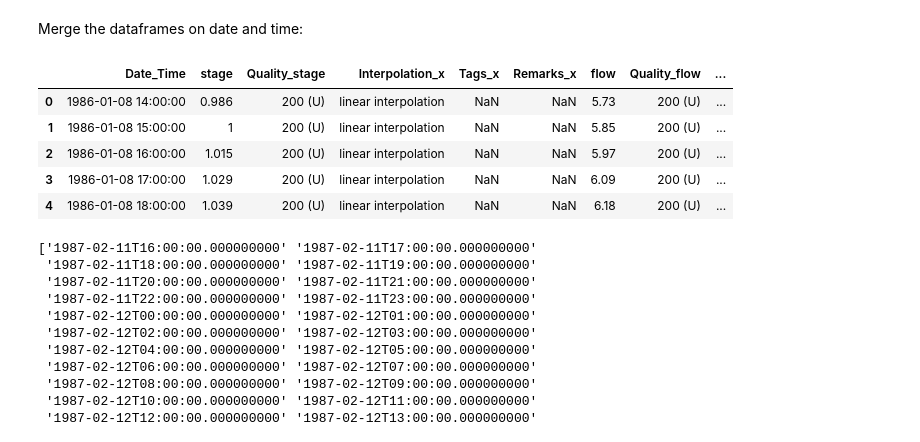
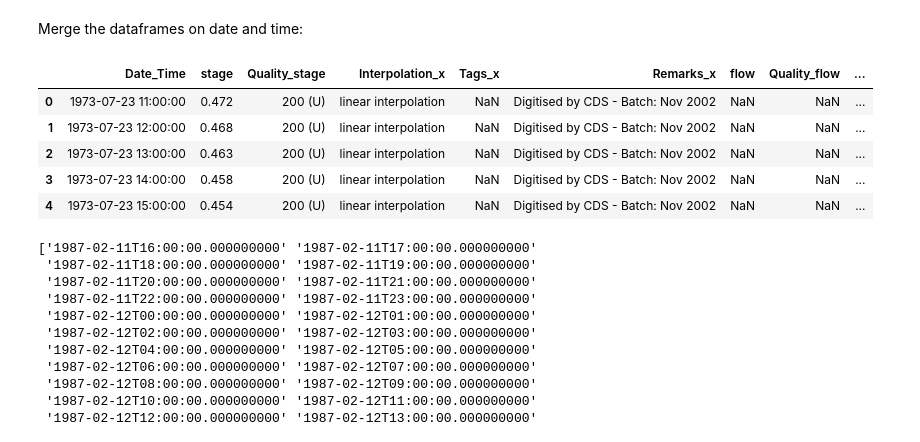
Before and after one commit to ai4er-cdt/flood_risk_shipston, a Jupyter notebook: notebooks/mja/flow_from_stage_data.ipynb, the cells around one changed output. Saved outputs shown, nothing was run; the diff lists cells and outputs as text; code cells hidden in the pictures.

```diff
--- a/notebooks/mja/flow_from_stage_data.ipynb
+++ b/notebooks/mja/flow_from_stage_data.ipynb
@@ -150,20 +115,20 @@ rainfall60.head()
 # %% [markdown]
 Merge the dataframes on date and time:
 # %%
-df_flow_and_stage = pd.merge(stage60_filtered, flow60_filtered, on=['Date_Time']) #Merge the dataframes
+df_flow_and_stage = pd.merge(stage60_filtered, flow60_filtered, on=['Date_Time'], how='left') #Merge the dataframes
 
 df_flow_and_stage = df_flow_and_stage.rename(columns= #Renaming columns for ease of use
                                              {'Quality_x':'Quality_stage',
                                               'Quality_y':'Quality_flow',
                                               'Flow [m³/s]':'flow',
                                               'Stage [m]':'stage'})
 
 df_flow_and_stage.head()
 # %% [output]
 |  | Date_Time | stage | Quality_stage | Interpolation_x | Tags_x | Remarks_x | flow | Quality_flow | ... |
-| 0 | 1986-01-08 14:00:00 | 0.986 | 200 (U) | linear interpolation | NaN | NaN | 5.73 | 200 (U) | ... |
-| 1 | 1986-01-08 15:00:00 | 1 | 200 (U) | linear interpolation | NaN | NaN | 5.85 | 200 (U) | ... |
-| 2 | 1986-01-08 16:00:00 | 1.015 | 200 (U) | linear interpolation | NaN | NaN | 5.97 | 200 (U) | ... |
-| 3 | 1986-01-08 17:00:00 | 1.029 | 200 (U) | linear interpolation | NaN | NaN | 6.09 | 200 (U) | ... |
-| 4 | 1986-01-08 18:00:00 | 1.039 | 200 (U) | linear interpolation | NaN | NaN | 6.18 | 200 (U) | ... |
+| 0 | 1973-07-23 11:00:00 | 0.472 | 200 (U) | linear interpolation | NaN | Digitised by CDS - Batch: Nov 2002 | NaN | NaN | ... |
+| 1 | 1973-07-23 12:00:00 | 0.468 | 200 (U) | linear interpolation | NaN | Digitised by CDS - Batch: Nov 2002 | NaN | NaN | ... |
+| 2 | 1973-07-23 13:00:00 | 0.463 | 200 (U) | linear interpolation | NaN | Digitised by CDS - Batch: Nov 2002 | NaN | NaN | ... |
+| 3 | 1973-07-23 14:00:00 | 0.458 | 200 (U) | linear interpolation | NaN | Digitised by CDS - Batch: Nov 2002 | NaN | NaN | ... |
+| 4 | 1973-07-23 15:00:00 | 0.454 | 200 (U) | linear interpolation | NaN | Digitised by CDS - Batch: Nov 2002 | NaN | NaN | ... |
 # %%
```
Also changed, not shown: parts of 23 cells of this notebook.
